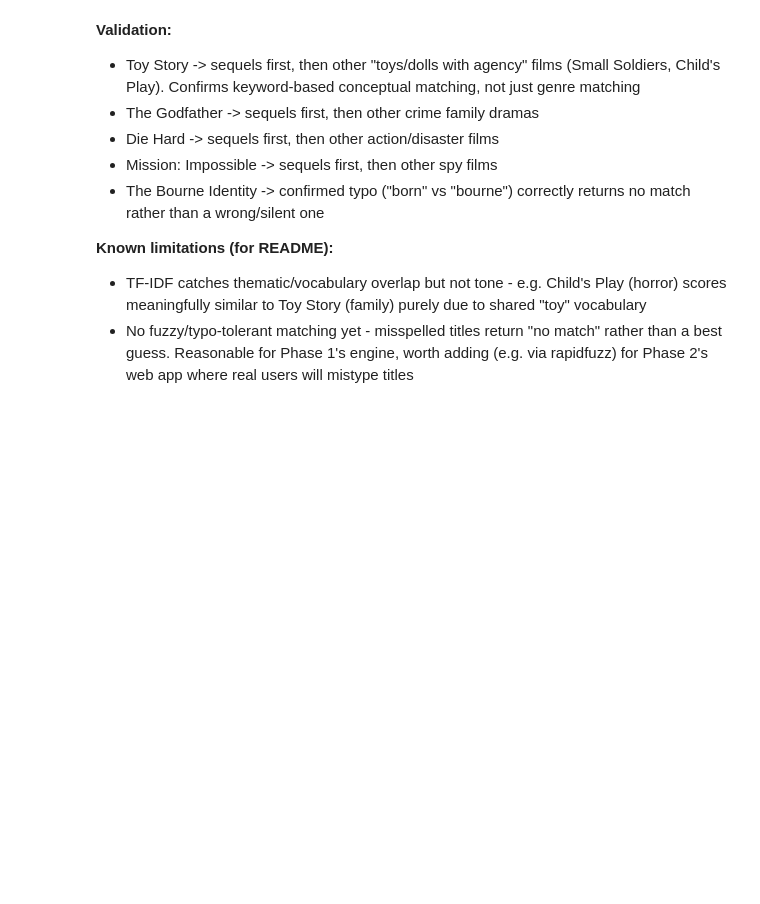
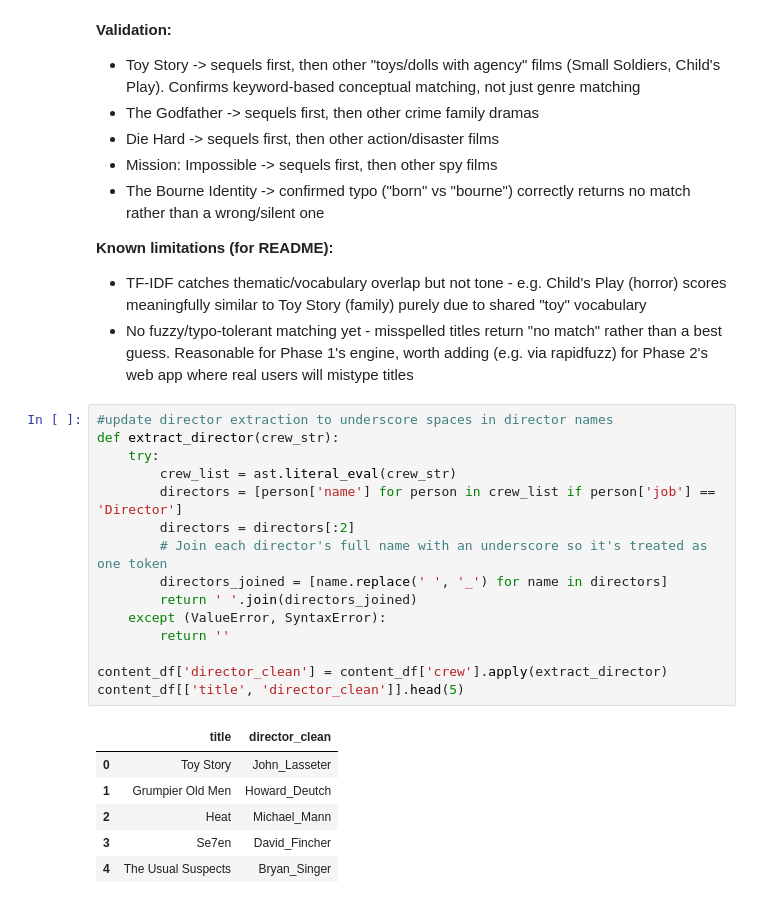
Before and after one commit to leajadaa/movie-recommender, a Jupyter notebook: notebooks/01_eda.ipynb, the cells around one changed output. Saved outputs shown, nothing was run; the diff lists cells and outputs as text; blank space fills up the shorter version.

```diff
--- a/notebooks/01_eda.ipynb
+++ b/notebooks/01_eda.ipynb
@@ -1080,3 +1080,25 @@ compared against every other movie based on TF-IDF vectors
   match" rather than a best guess. Reasonable for Phase 1's engine,
   worth adding (e.g. via rapidfuzz) for Phase 2's web app where real
   users will mistype titles
+# %%
+#update director extraction to underscore spaces in director names
+def extract_director(crew_str):
+    try:
+        crew_list = ast.literal_eval(crew_str)
+        directors = [person['name'] for person in crew_list if person['job'] == 'Director']
+        directors = directors[:2]
+        # Join each director's full name with an underscore so it's treated as one token
+        directors_joined = [name.replace(' ', '_') for name in directors]
+        return ' '.join(directors_joined)
+    except (ValueError, SyntaxError):
+        return ''
+
+content_df['director_clean'] = content_df['crew'].apply(extract_director)
+content_df[['title', 'director_clean']].head(5)
+# %% [output]
+|  | title | director_clean |
+| 0 | Toy Story | John_Lasseter |
+| 1 | Grumpier Old Men | Howard_Deutch |
+| 2 | Heat | Michael_Mann |
+| 3 | Se7en | David_Fincher |
+| 4 | The Usual Suspects | Bryan_Singer |
```
Also changed, not shown: parts of 5 cells of this notebook.
